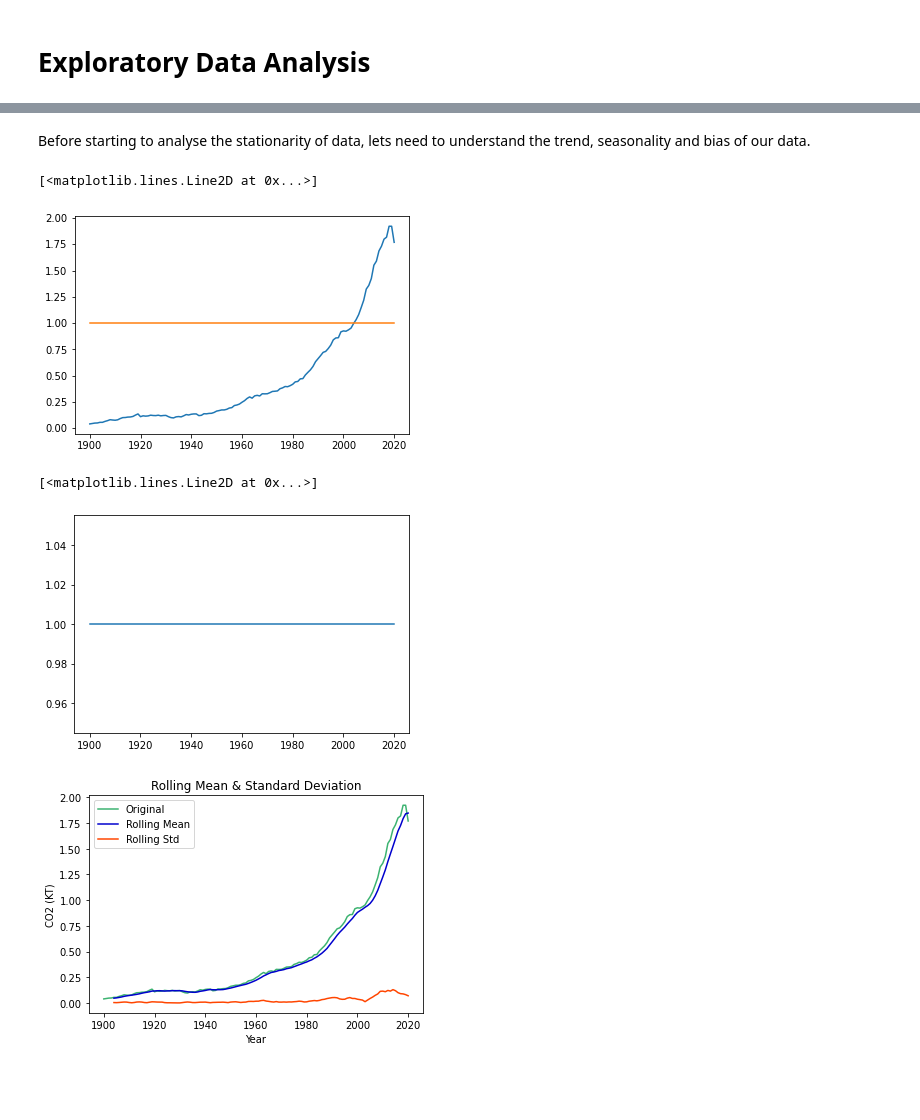
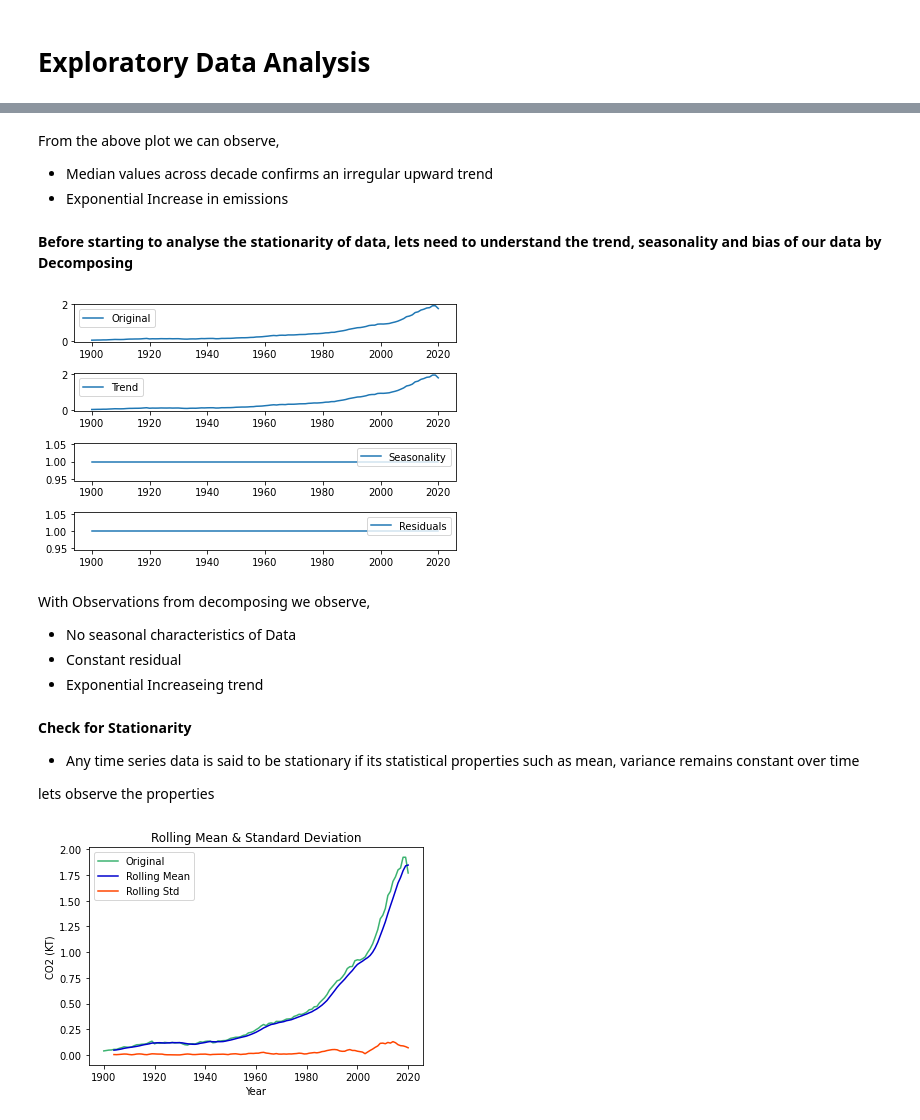
Before and after one commit to ganeshXb/Carbon-Emissions-Ecological-Footprint-Research, a Jupyter notebook: Notebooks/CO2-Emissions-TimeSeries-Forecasting.ipynb, the cells around one changed output, grey strips where cells are left out. Cells and saved outputs as stored; diff of their text form; code cells hidden in the pictures; blank space fills up the shorter version.

Commit message:
CO2-Emissions - Model Evaluation-ForecastingTargets

```diff
--- a/Notebooks/CO2-Emissions-TimeSeries-Forecasting.ipynb
+++ b/Notebooks/CO2-Emissions-TimeSeries-Forecasting.ipynb
@@ -82,19 +126,42 @@ df_India.sample(5)
+# %% [markdown]
+From the above plot we can observe,
+- Median values across decade confirms an irregular upward trend
+- Exponential Increase in emissions
 # %% [markdown]
-Before starting to analyse the stationarity of data, lets need to understand the trend, seasonality and bias of our data.
+**Before starting to analyse the stationarity of data, lets need to understand the trend, seasonality and bias of our data by Decomposing**
 # %%
 #observe trend and seasonality
-decom = seasonal_decompose(df_India['co2_per_capita'], model='multiplicative')
-plt.plot(decom.trend)
-plt.plot(decom.seasonal)
+from pylab import rcParams
+decomposition = sm.tsa.seasonal_decompose(df_India.co2_per_capita, model='multiplicative')
+trend = decomposition.trend
+seasonal = decomposition.seasonal
+residual = decomposition.resid
+
+plt.subplot(411)
+plt.plot(df_India.co2_per_capita, label='Original')
+plt.legend(loc='best')
+plt.subplot(412)
+plt.plot(trend, label='Trend')
+plt.legend(loc='best')
+plt.subplot(413)
+plt.plot(seasonal,label='Seasonality')
+plt.legend(loc='best')
+plt.subplot(414)
+plt.plot(residual, label='Residuals')
+plt.legend(loc='best')
+plt.tight_layout()
 # %% [output]
-[<matplotlib.lines.Line2D at 0x...>]
-[figure, old version]
+[figure, new version]
-# %%
-#observe residue
-plt.plot(decom.resid)
-# %% [output]
-[<matplotlib.lines.Line2D at 0x...>]
-[figure, removed]
+# %% [markdown]
+With Observations from decomposing we observe,
+- No seasonal characteristics of Data
+- Constant residual
+- Exponential Increaseing trend
+# %% [markdown]
+**Check for Stationarity**
+- Any time series data is said to be stationary if its statistical properties such as mean, variance remains constant over time
+
+lets observe the properties
 # %%
 #Visualize India's CO2 emissions since 1900,
 #including 5-year rolling mean and rolling standard deviation
```
Also changed, not shown: parts of 52 cells of this notebook.
